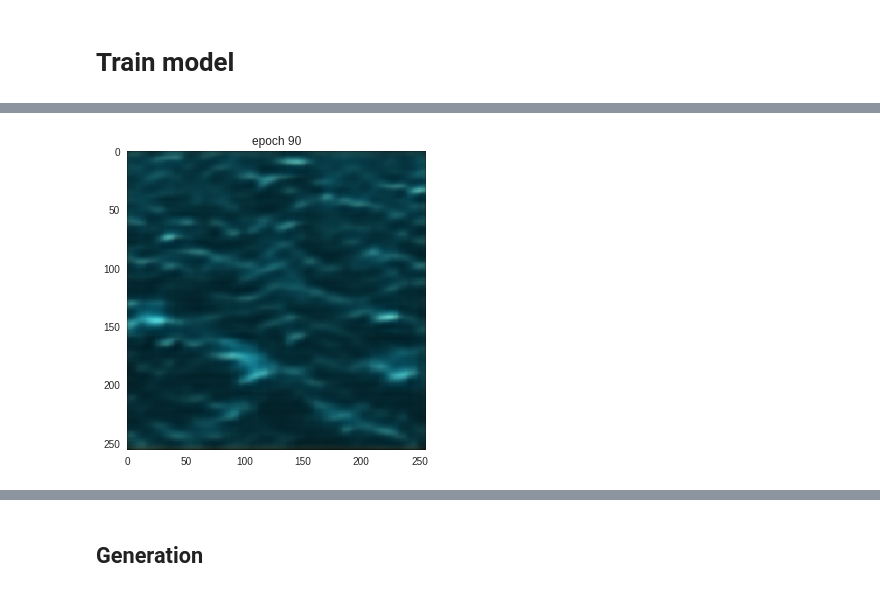
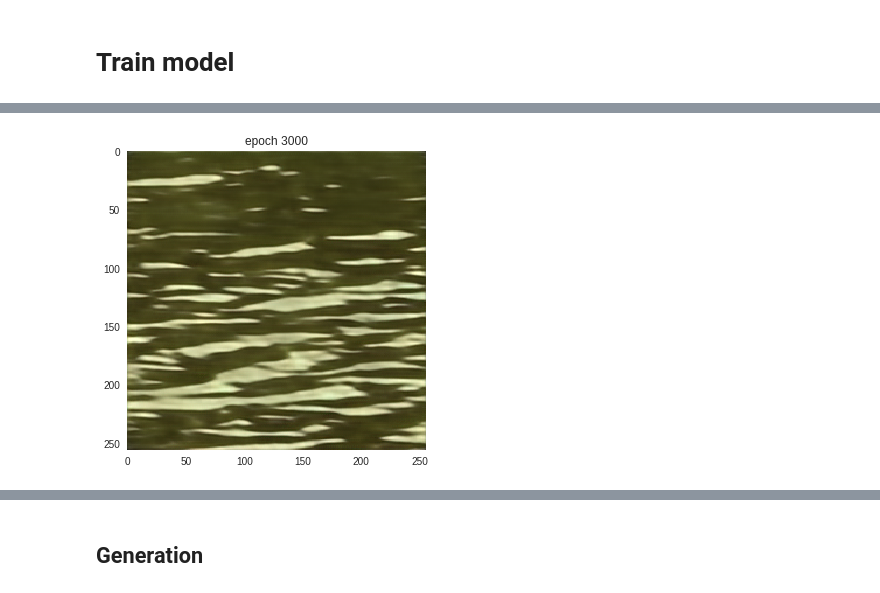
Before and after one commit to blufzzz/Dynamic-Textures-Autoregression, a Jupyter notebook: DynTex_3D_CNN.ipynb, the cells around one changed output, grey strips where cells are left out. Saved outputs shown, nothing was run; the diff lists cells and outputs as text; code cells hidden in the pictures.

```diff
--- a/DynTex_3D_CNN.ipynb
+++ b/DynTex_3D_CNN.ipynb
@@ -156,7 +154,12 @@ def get_seq(fold, seq_len, i):
 
 def deprocess(img_tensor):
 
-  return img_tensor[0].detach().cpu().numpy().astype('uint8').transpose(1,2,0)
+    img = img_tensor[0].detach().cpu().numpy().transpose(1,2,0)
+
+    img= np.clip(img, 0, 255)
+    img = img.astype('uint8')
+
+    return  img
 # %%
 # X,y = get_seq('./data/dynamic_textures/water_1/', 6 ,0)
 
@@ -202,55 +227,62 @@ class DynTexDataset(Dataset):
 # %% [markdown]
 # Train model
+# %%
+textures = ['water_1', 'water_2', 'water_3', 'water_4', 'water_5']
+epoch = 0
+losses = []
+model = CNN3D()
+model = model.cuda()
+optimizer = torch.optim.Adam(model.parameters(), lr=0.00005)
+# %%
+checkpoint = torch.load('./training_state_water_bs20_dt3.pt')
+model.load_state_dict(checkpoint['model_state_dict'])
+optimizer.load_state_dict(checkpoint['optimizer_state_dict'])
+epoch = checkpoint['epoch']
+losses = checkpoint['loss_history']
 # %%
 dt = 3
-dyntex_data = DynTexDataset('./data/dynamic_textures/', ['water_1'], dt) # , 'water_2', 'water_3', 'water_4', 'water_5'
-
-model = CNN3D()
-model.cuda()
-optimizer = torch.optim.Adam(model.parameters(), lr=0.0001)
-eps = 300
-freq = eps // 10
-batch_size = 1
+dyntex_data = DynTexDataset('./data/dynamic_textures/', textures, dt)
+epochs = 3000
+print_freq = epochs // 10
+save_freq = epochs // 5
+batch_size = 20
 
 dataloader = DataLoader(dyntex_data, batch_size=batch_size,
                       shuffle=True, num_workers=5)
 
-losses = []
 
-for ep in tqdm_notebook(range(eps)):
+for epoch in tqdm_notebook(range(epoch,epochs + 1)):
 
-  model.train()
+    model.train()
 
-  for seq_batch, y_batch in dataloader:
+    for seq_batch, y_batch in dataloader:
 
-    seq_batch = seq_batch.cuda()
-    y_batch = y_batch.cuda()
+        seq_batch = seq_batch.cuda()
+        y_batch = y_batch.cuda()
 
-    optimizer.zero_grad()
+        optimizer.zero_grad()
 
-    pred = model(seq_batch)
+        pred = model(seq_batch)
 
-    loss = torch.norm(y_batch - pred) / batch_size
-    loss.backward()
-    losses += [loss.detach()]
+        loss = torch.norm(y_batch - pred) / batch_size
+        loss.backward()
+        losses += [loss.detach().cpu().numpy()]
 
-    optimizer.step()
+        optimizer.step()
 
-  # show
-  if ep%freq == 0 and ep > 0:
+    # show
+    if epoch%print_freq == 0:
 
-    model.eval()
+        model.eval()
+        plt.figure()
+        plt.imshow(deprocess(pred))
+        plt.title('epoch {}'.format(epoch))
+        plt.grid(False)
+        plt.show()
 
-    plt.figure()
-    img = pred[0].detach().cpu().numpy()
-    img= np.clip(img, 0, 255)
-    img = img.astype('uint8')
 
-    img = img.transpose(1,2,0)
+    if epoch%save_freq == 0:
 
-    plt.imshow(img)
-    plt.title('epoch {}'.format(ep))
-    plt.grid(False)
-    plt.show()
+        save_model(textures, batch_size, dt, epoch)
 # %% [output]
 [interactive output not drawn]
@@ -310 +291 @@ epoch 90
-[figure, old version]
+[figure, new version]
```
Also changed, not shown: parts of 14 cells of this notebook.
